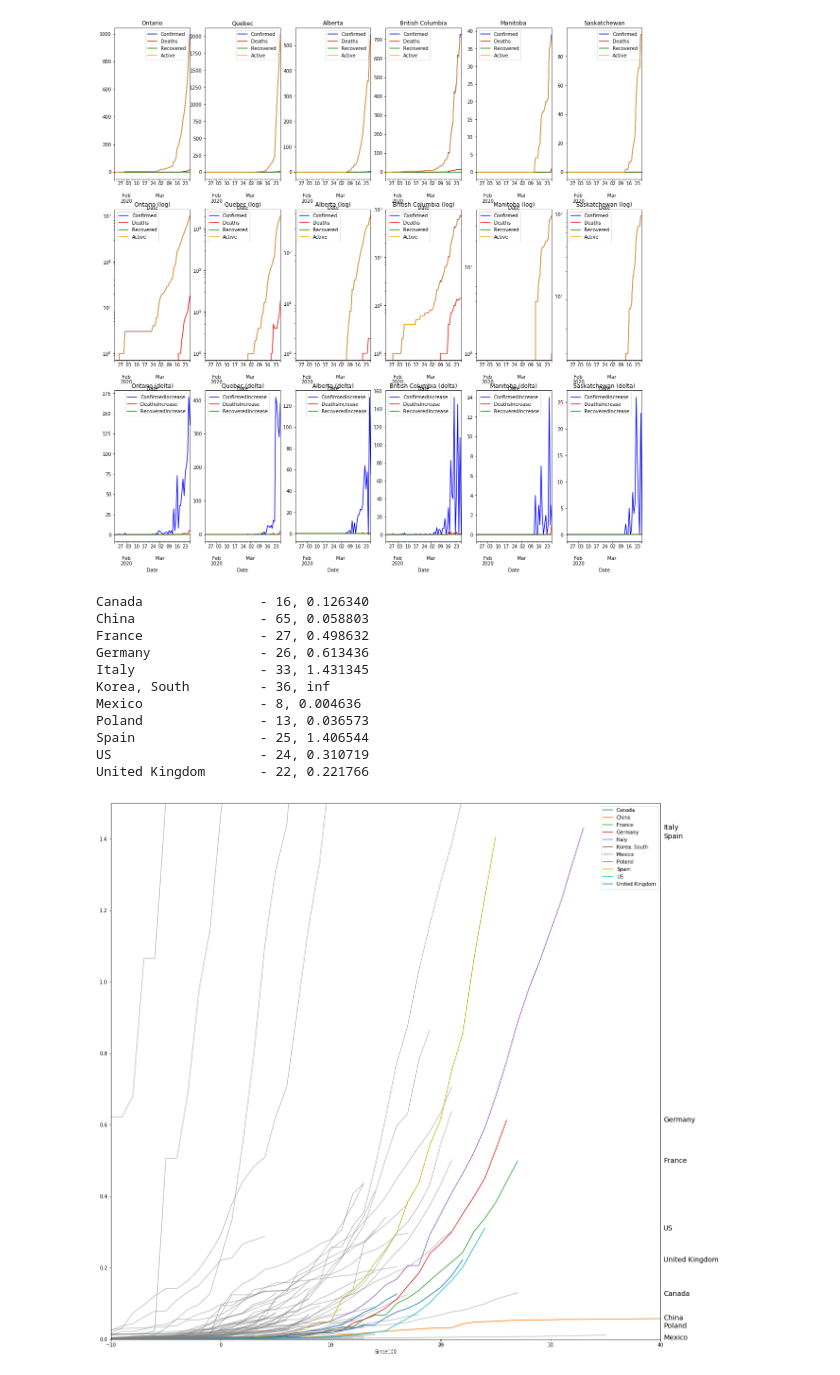
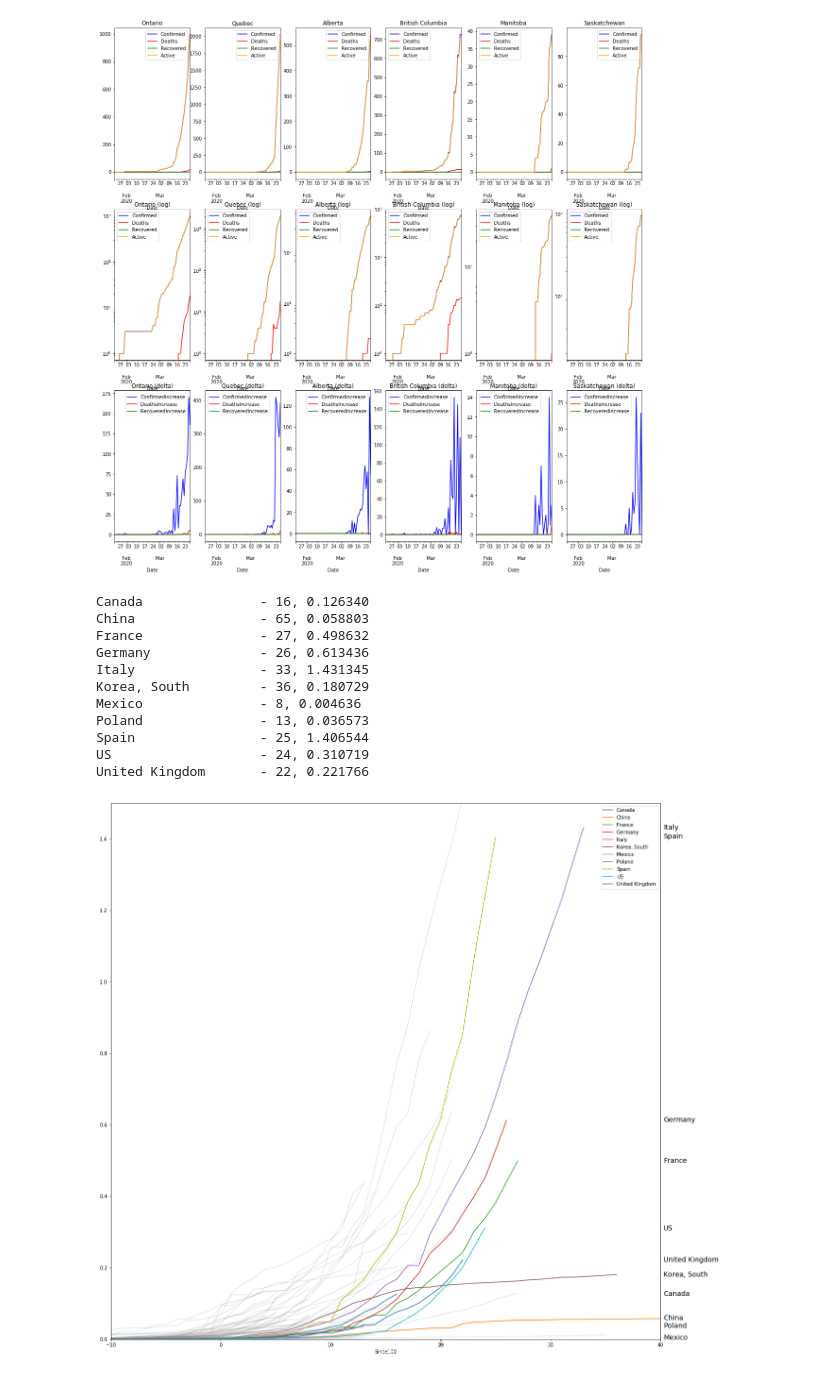
Before and after one commit to bartman/covid19, a Jupyter notebook: covid19-1.ipynb, the cells around one changed output. Saved outputs shown, nothing was run; the diff lists cells and outputs as text; code cells hidden in the pictures.

```diff
--- a/covid19-1.ipynb
+++ b/covid19-1.ipynb
@@ -280,8 +280,12 @@ plt.show()
 # %% [output]
 [figure]
 # %%
+# we will get the population of each country from this data set...
 pop = wb.get_series('SP.POP.TOTL', mrv=1).reset_index()
-
+#print(pop['Country'].unique())
+# some countries in the pop database have different names
+popnames = {'US':'United States',
+           'Korea, South':'Korea, Rep.'}
 
 pc = ['Country/Region', 'Province/State', 'Date', 'Confirmed', 'ConfirmedIncrease', 'Deaths', 'DeathsIncrease', 'Recovered', 'RecoveredIncrease', 'Active', 'ActiveIncrease']
 d = df[pc]
@@ -305,15 +309,22 @@ fig, ax = plt.subplots(1,1)
 
 
 for cn in countries:
+    # figure out how many people live in the country
     pn = cn
-    if pn == 'US':
-        pn = 'United States'
+    if cn in popnames.keys():
+        pn = popnames[cn]
 
     num = 0
     try:
         num = int(pop[pop['Country'] == pn]['SP.POP.TOTL'])
-    except:
+    except Exception as err:
+        if cn in focus:
+            print(cn,err)
         pass
+
+    # skip countries with low populations
+    if num < 1000000:
+        continue
 
     try:
         c = d[d['Country/Region'] == cn]
@@ -338,33 +349,33 @@ for cn in countries:
             try:
                 if ey<10:
                     ax.annotate(cn, xy=(1,ey), xytext=(6,0),
                         xycoords = ax.get_yaxis_transform(), textcoords="offset points",
                         size=14, va="center")
             except Exception as err:
                 print(cn,err)
                 pass
 
         else:
-            c.plot(kind='line',x='Since100',y='ConfPer1000', legend=False, color='gray', alpha=0.5, ax=ax)
+            c.plot(kind='line',x='Since100',y='ConfPer1000', legend=False, color='gray', alpha=0.2, ax=ax)
 
     except Exception as err:
         #print(cn,err)
         pass
 
 ax.set_xlim([-10,40])
 ax.set_ylim([0,1.5])
 
 plt.show()
 # %% [output]
 Canada               - 16, 0.126340
 China                - 65, 0.058803
 France               - 27, 0.498632
 Germany              - 26, 0.613436
 Italy                - 33, 1.431345
-Korea, South         - 36, inf
+Korea, South         - 36, 0.180729
 Mexico               - 8, 0.004636
 Poland               - 13, 0.036573
 Spain                - 25, 1.406544
 US                   - 24, 0.310719
 United Kingdom       - 22, 0.221766
-[figure, old version]
+[figure, new version]
```
